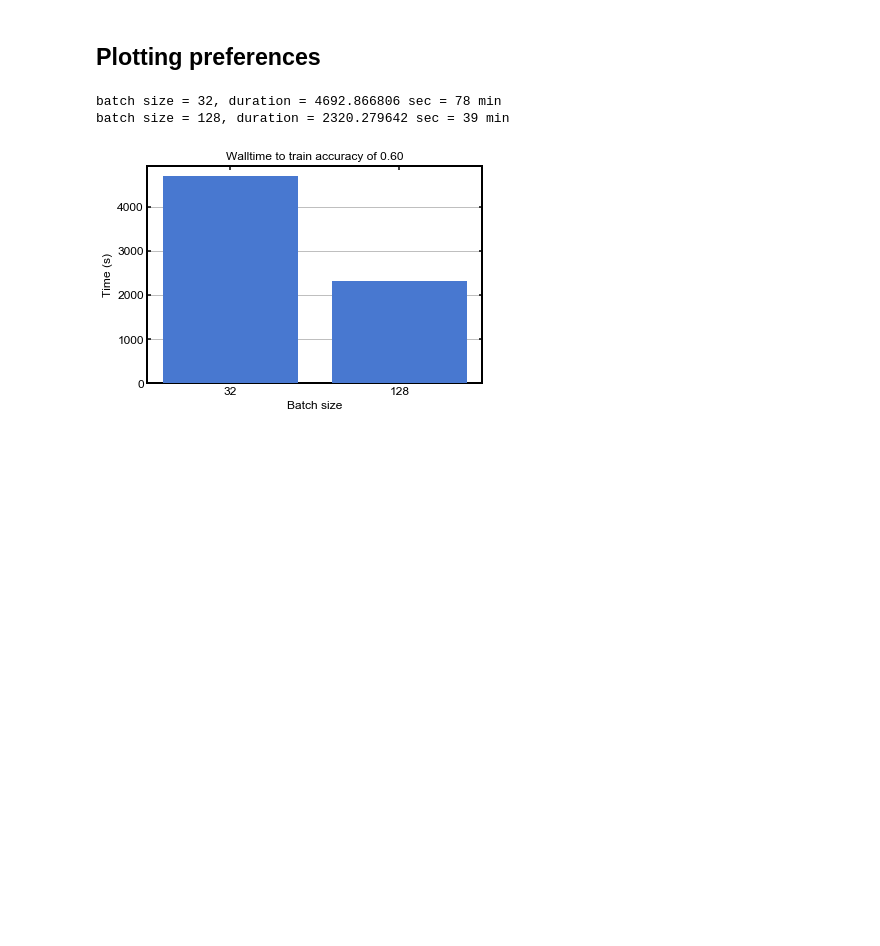
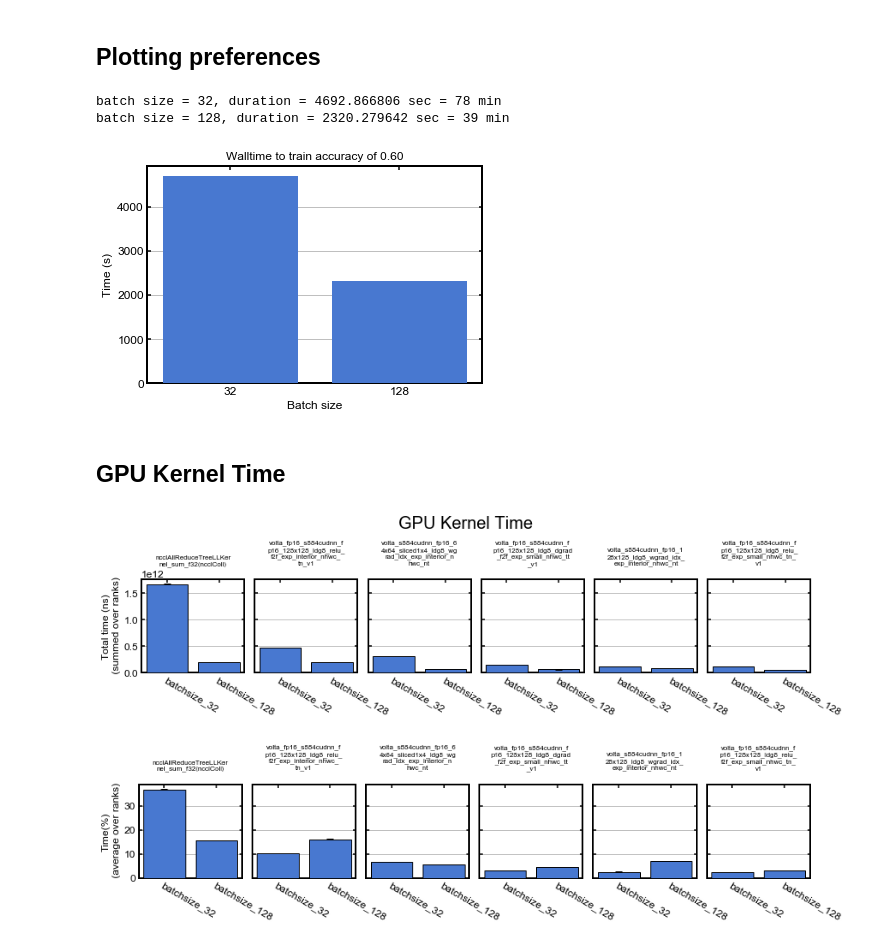
Before and after one commit to mrowan137/ml-performance-benchmark, a Jupyter notebook: resnet/analysis/plot_time_vs_batchsize.ipynb, the cells around one changed output. Saved outputs shown, nothing was run; the diff lists cells and outputs as text; code cells hidden in the pictures; blank space fills up the shorter version.

Commit message:
Add time_vs_batchsize plot script

```diff
--- a/resnet/analysis/plot_time_vs_batchsize.ipynb
+++ b/resnet/analysis/plot_time_vs_batchsize.ipynb
@@ -9,0 +12,8 @@ import datetime
+# %%
+# Load the data
+files = ['../profiling_results/real/8_nodes_batchsize_32/j_759016/',
+         '../profiling_results/real/8_nodes_batchsize_128/j_759017/']
+
+d = DataSet.DataSet()
+for f in files:
+    d.parseInput(f, mode='batch')
@@ -75,3 +103,67 @@ plt.gca().yaxis.grid(True)
 plt.xticks(x, labels=batch_size);
 # %% [output]
 [figure]
+# %% [markdown]
+## GPU Kernel Time
+# %%
+nRoutines = 6
+all_batch = list(d._hash.keys())[:]
+ranksPerNodeSummit = 6
+nRanks = np.array([ranksPerNodeSummit*8 for x in all_batch])
+expensiveRoutines = d['batchsize_32']['r0']['gpukernsum']['Name'][:nRoutines].values
+
+# Compare raw times
+fig, axs = plt.subplots(nrows=1, ncols=nRoutines, sharey=True, figsize=(14, 2.))
+plt.suptitle('GPU Kernel Time', y=1.4, fontsize=20)
+for i, routine in enumerate(expensiveRoutines):
+    expensiveRoutineTimesSum = [ np.array( [np.array(d[batch][r]['gpukernsum'].loc[d[batch][r]['gpukernsum']['Name'] == routine]['Total Time (ns)'])
+                                             for r in d[batch].keys()] ).sum() for batch in all_batch]
+    expensiveRoutineTimesMin = [ np.array( [np.array(d[batch][r]['gpukernsum'].loc[d[batch][r]['gpukernsum']['Name'] == routine]['Total Time (ns)'])
+                                             for r in d[batch].keys()] ).min() for batch in all_batch]
+    expensiveRoutineTimesMax = [ np.array( [np.array(d[batch][r]['gpukernsum'].loc[d[batch][r]['gpukernsum']['Name'] == routine]['Total Time (ns)'])
+                                             for r in d[batch].keys()] ).max() for batch in all_batch]
+    yerrs = np.array([err for err in zip(np.array(expensiveRoutineTimesSum) - nRanks*np.array(expensiveRoutineTimesMin),
+                                         nRanks*np.array(expensiveRoutineTimesMax) - np.array(expensiveRoutineTimesSum))]).T
+
+    plt.sca(axs.flatten()[i])
+    plt.gca().set_title("\n".join(wrap(routine, 22)), fontsize='8')
+    plt.gca().title.set_y(1.1)
+    plt.bar(all_batch, expensiveRoutineTimesSum, color=colors[0],
+            yerr=yerrs, edgecolor='k',
+           capsize=4, zorder=5, ecolor='k')
+    plt.gca().yaxis.grid(True)
+
+    plt.xticks(rotation=-30, ha="left", rotation_mode="anchor")
+    if i==0: plt.ylabel('Total time (ns)\n (summed over ranks)')
+
+fig.subplots_adjust(wspace=0.1)
+plt.savefig('figs/Batch_GPU_Kernel_Time_ns.png', dpi=150, bbox_inches='tight')
+
+# Compare % times
+fig, axs = plt.subplots(nrows=1, ncols=nRoutines, sharey=True, figsize=(14, 2.))
+for i, routine in enumerate(expensiveRoutines):
+    expensiveRoutineTimesSum = [ np.array( [np.array(d[batch][r]['gpukernsum'].loc[d[batch][r]['gpukernsum']['Name'] == routine]['Time(%)'])
+                                             for r in d[batch].keys()] ).mean() for batch in all_batch]
+    expensiveRoutineTimesMin = [ np.array( [np.array(d[batch][r]['gpukernsum'].loc[d[batch][r]['gpukernsum']['Name'] == routine]['Time(%)'])
+                                             for r in d[batch].keys()] ).min() for batch in all_batch]
+    expensiveRoutineTimesMax = [ np.array( [np.array(d[batch][r]['gpukernsum'].loc[d[batch][r]['gpukernsum']['Name'] == routine]['Time(%)'])
+                                             for r in d[batch].keys()] ).max() for batch in all_batch]
+    yerrs = np.array([err for err in zip(np.array(expensiveRoutineTimesSum) - np.array(expensiveRoutineTimesMin),
+                                         np.array(expensiveRoutineTimesMax) - np.array(expensiveRoutineTimesSum))]).T
+
+    plt.sca(axs.flatten()[i])
+    plt.gca().set_title("\n".join(wrap(routine, 22)), fontsize='8')
+    plt.gca().title.set_y(1.1)
+    plt.bar(all_batch, expensiveRoutineTimesSum, color=colors[0],
+            yerr=yerrs, edgecolor='k',
+           capsize=4, zorder=10, ecolor='k')
+    plt.gca().yaxis.grid(True)
+
+    plt.xticks(rotation=-30, ha="left", rotation_mode="anchor")
+    if i==0: plt.ylabel('Time(%)\n (average over ranks)')
+
+fig.subplots_adjust(wspace=0.1)
+plt.savefig('figs/Batch_GPU_Kernel_Time_Percent.png', dpi=150, bbox_inches='tight')
+# %% [output]
+[figure, added]
+[figure, added]
```
Also changed, not shown: parts of 10 cells of this notebook, 9 other files.
